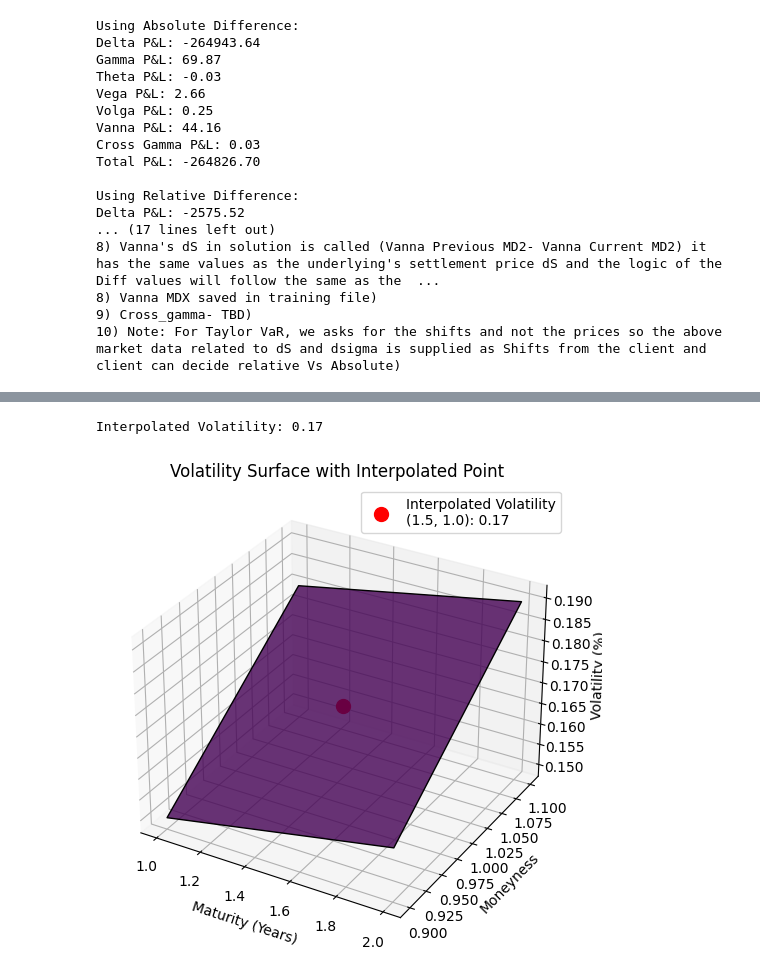
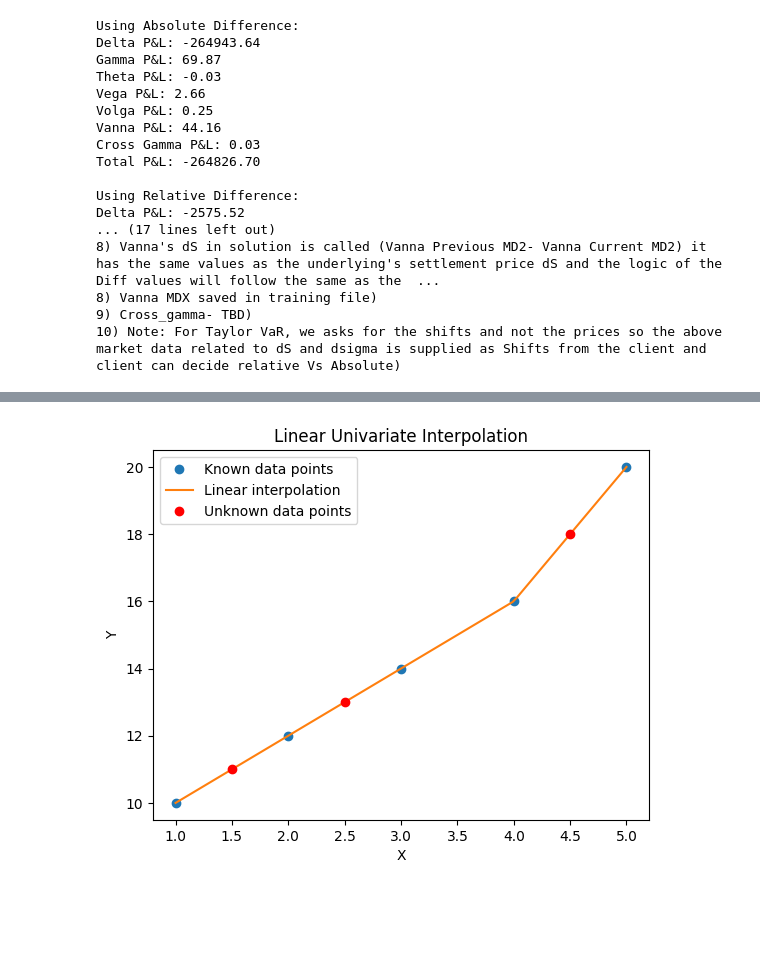
Before and after one commit to BaijuThomasAV/Sandbox, a Jupyter notebook: MR_Solution_sanbox.ipynb, the cells around one changed output, grey strips where cells are left out. Saved outputs shown, nothing was run; the diff lists cells and outputs as text; code cells hidden in the pictures; blank space fills up the shorter version.

```diff
--- a/MR_Solution_sanbox.ipynb
+++ b/MR_Solution_sanbox.ipynb
@@ -196,45 +94,33 @@ Estimated Implied Volatility for Maturity=1.0 years, Tenor=45 days, Moneyness=1.
-# %%
-import numpy as np
-from scipy.interpolate import RegularGridInterpolator
-import matplotlib.pyplot as plt
-
-# Simulated volatility data (example)
-vol_surface = np.array([[0.15, 0.18], [0.16, 0.19]])  # Implied volatilities
-coords = (np.array([1, 2]), np.array([0.9, 1.1]))  # Maturities and moneyness
-
-# Step 1: Convert vol to variance
-variance_surface = vol_surface ** 2
-
-# Step 2: Interpolate in variance space
-interpolator = RegularGridInterpolator(coords, variance_surface)
-interpolated_variance = interpolator([1.5, 1.0])  # Interpolating for [maturity=1.5, moneyness=1.0]
-
-# Step 3: Convert back to volatility
-estimated_volatility = np.sqrt(interpolated_variance)
-
-# Output interpolated result (convert numpy array to scalar using .item())
-print(f"Interpolated Volatility: {estimated_volatility.item():.2f}")
-
-# Plotting the volatility surface and the interpolated point
-fig, ax = plt.subplots(subplot_kw={"projection": "3d"}, figsize=(8, 6))
-
-# Create a grid for the original volatility surface
-maturities_grid, moneyness_grid = np.meshgrid(coords[0], coords[1])
-
-# Plot the original volatility surface
-ax.plot_surface(maturities_grid, moneyness_grid, vol_surface.T, cmap='viridis', edgecolor='k', alpha=0.8)
-
-# Plot the interpolated volatility point
-ax.scatter(1.5, 1.0, estimated_volatility.item(), color='r', s=100, label=f'Interpolated Volatility\n(1.5, 1.0): {estimated_volatility.item():.2f}', zorder=5)
-
-# Labels and title
-ax.set_xlabel('Maturity (Years)')
-ax.set_ylabel('Moneyness')
-ax.set_zlabel('Volatility (%)')
-ax.set_title('Volatility Surface with Interpolated Point')
-
-plt.legend()
-plt.show()
-# %% [output]
-Interpolated Volatility: 0.17
-[figure, removed]
+# %%
+##1. LinearUnivariateInterpolatorFactory: Linear interpolation along a single axis.
+
+import numpy as np
+import matplotlib.pyplot as plt
+from scipy.interpolate import interp1d
+
+# Known data points (x-axis)
+x = np.array([1, 2, 3, 4, 5])
+y = np.array([10, 12, 14, 16, 20])
+
+# Linear interpolation
+linear_interpolator = interp1d(x, y, kind='linear')
+
+# Interpolation for unknown points
+x_new = np.linspace(1, 5, 100)
+y_new = linear_interpolator(x_new)
+
+# Unknown points
+unknown_x = np.array([1.5, 2.5, 4.5])
+unknown_y = linear_interpolator(unknown_x)
+
+# Plotting
+plt.plot(x, y, 'o', label='Known data points')
+plt.plot(x_new, y_new, '-', label='Linear interpolation')
+plt.plot(unknown_x, unknown_y, 'ro', label='Unknown data points')
+plt.xlabel('X')
+plt.ylabel('Y')
+plt.title('Linear Univariate Interpolation')
+plt.legend()
+plt.show()
+# %% [output]
+[figure, added]
```
Also changed, not shown: parts of 10 cells of this notebook.
